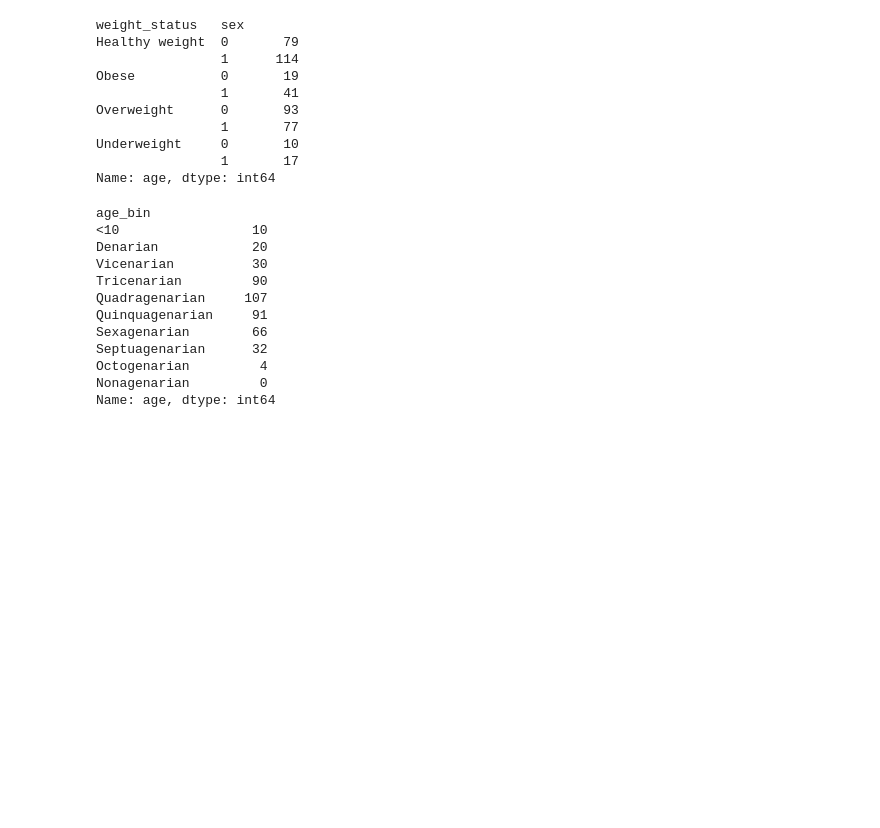
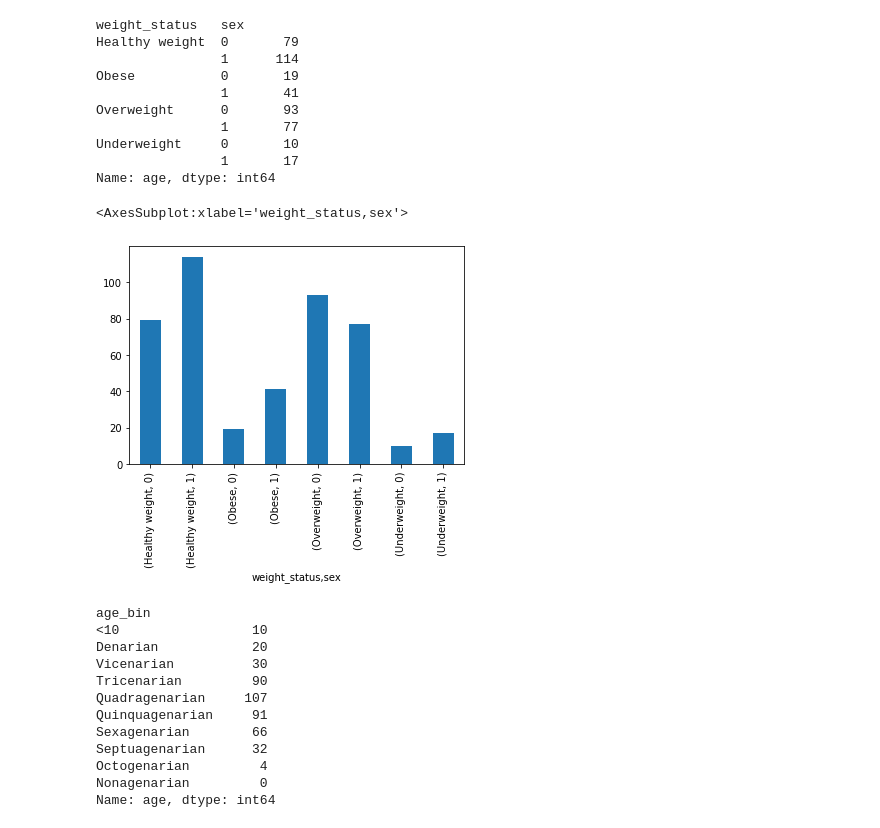
Before and after one commit to Almandiro/Rutgers_DS_Project_1, a Jupyter notebook: clean_heart_data_jg.ipynb, the cells around one changed output. Cells and saved outputs as stored; diff of their text form; code cells hidden in the pictures; blank space fills up the shorter version.

```diff
--- a/clean_heart_data_jg.ipynb
+++ b/clean_heart_data_jg.ipynb
@@ -527,6 +527,14 @@ Overweight      0       93
 Underweight     0       10
                 1       17
 Name: age, dtype: int64
+# %%
+#Generate Bar Chart total number of data points in each weight status for each gender
+ws_g_counts.plot(kind = 'bar')
+plt.xlabel("Weight Status, Sex")
+plt.ylabel()
+# %% [output]
+<AxesSubplot:xlabel='weight_status,sex'>
+[figure, added]
 # %%
 #Counts of age_bin group with use of Groupby function
 ab_group = ll_replaced_df.groupby(['age_bin'])
```
Also changed, not shown: parts of 1 cell of this notebook.
